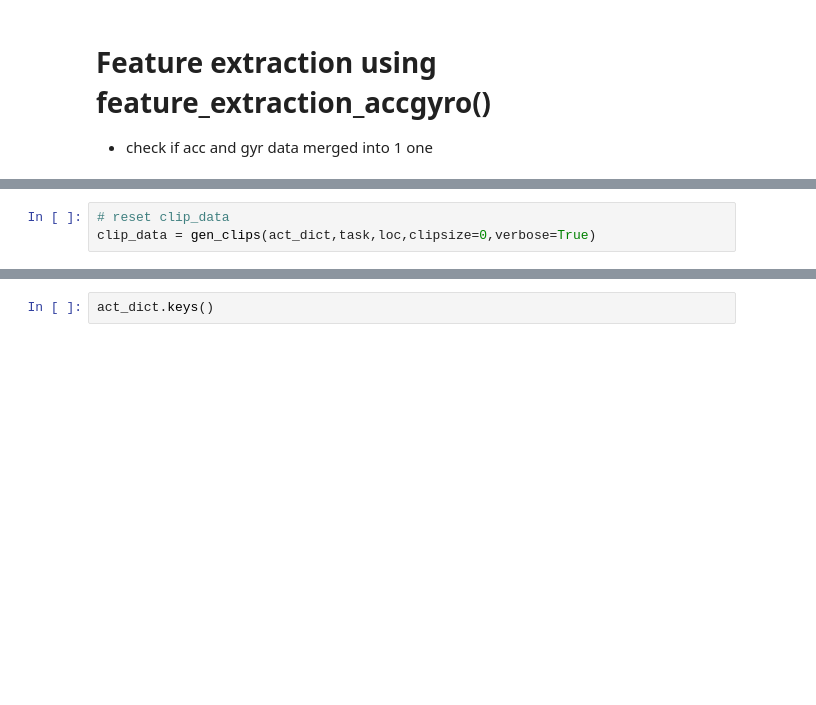
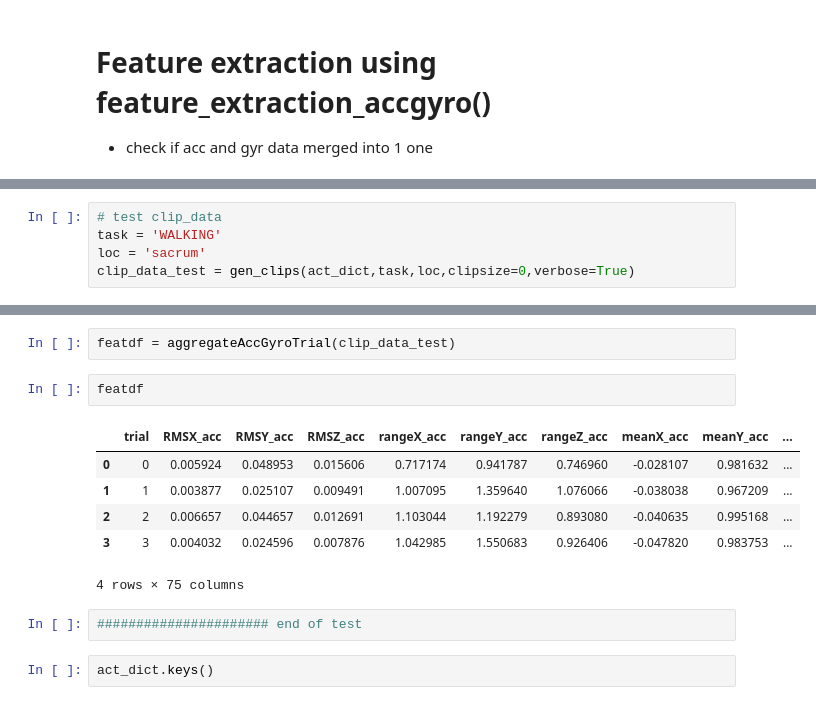
Before and after one commit to kamshee/activity-recognition-process, a Jupyter notebook: TestFeatures.ipynb, the cells around one changed output, grey strips where cells are left out. Drawn from its saved outputs; the diff is of its cells as text; blank space fills up the shorter version.

```diff
--- a/TestFeatures.ipynb
+++ b/TestFeatures.ipynb
@@ -272,3 +274,5 @@ def feature_extraction2(clip_data):
 # %%
-# reset clip_data
-clip_data = gen_clips(act_dict,task,loc,clipsize=0,verbose=True)
+# test clip_data
+task = 'WALKING'
+loc = 'sacrum'
+clip_data_test = gen_clips(act_dict,task,loc,clipsize=0,verbose=True)
@@ -287,6 +300,19 @@ clip_data[0]['gyro']['features']
 |  | RMSX_gyr | RMSY_gyr | RMSZ_gyr | rangeX_gyr | rangeY_gyr | rangeZ_gyr | meanX_gyr | meanY_gyr | meanZ_gyr | ... |
 | 0 | 0.561646 | 1.539057 | 1.609499 | 57.007706 | 189.88327 | 180.422668 | 1.951188 | -10.61773 | -1.893648 | ... |
 1 rows × 37 columns
+# %%
+featdf = aggregateAccGyroTrial(clip_data_test)
+# %%
+featdf
+# %% [output]
+|  | trial | RMSX_acc | RMSY_acc | RMSZ_acc | rangeX_acc | rangeY_acc | rangeZ_acc | meanX_acc | meanY_acc | ... |
+| 0 | 0 | 0.005924 | 0.048953 | 0.015606 | 0.717174 | 0.941787 | 0.746960 | -0.028107 | 0.981632 | ... |
+| 1 | 1 | 0.003877 | 0.025107 | 0.009491 | 1.007095 | 1.359640 | 1.076066 | -0.038038 | 0.967209 | ... |
+| 2 | 2 | 0.006657 | 0.044657 | 0.012691 | 1.103044 | 1.192279 | 0.893080 | -0.040635 | 0.995168 | ... |
+| 3 | 3 | 0.004032 | 0.024596 | 0.007876 | 1.042985 | 1.550683 | 0.926406 | -0.047820 | 0.983753 | ... |
+4 rows × 75 columns
+# %%
+###################### end of test
 # %%
 act_dict.keys()
 # %% [output]
```
Also changed, not shown: parts of 27 cells of this notebook, 2 other files.
